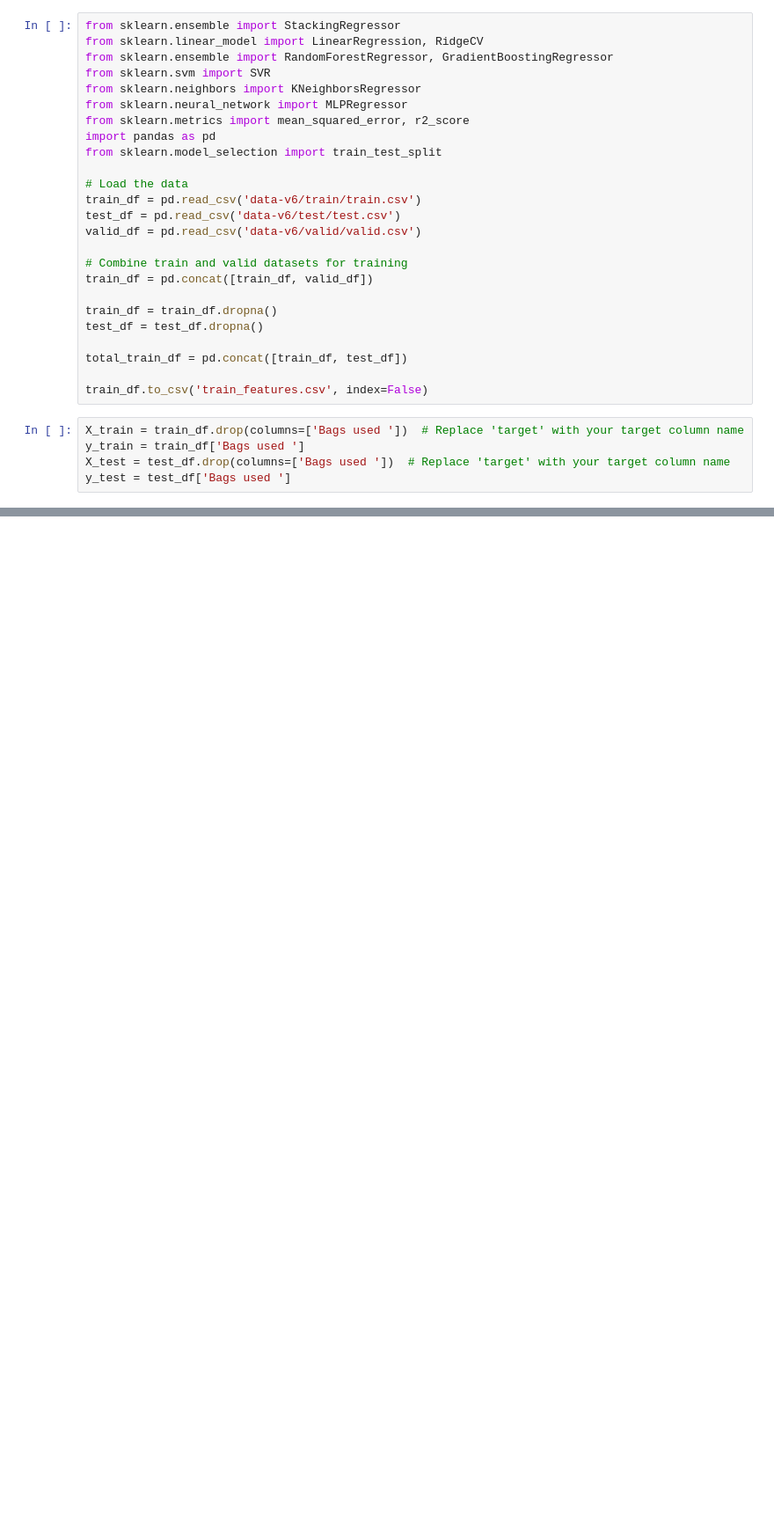
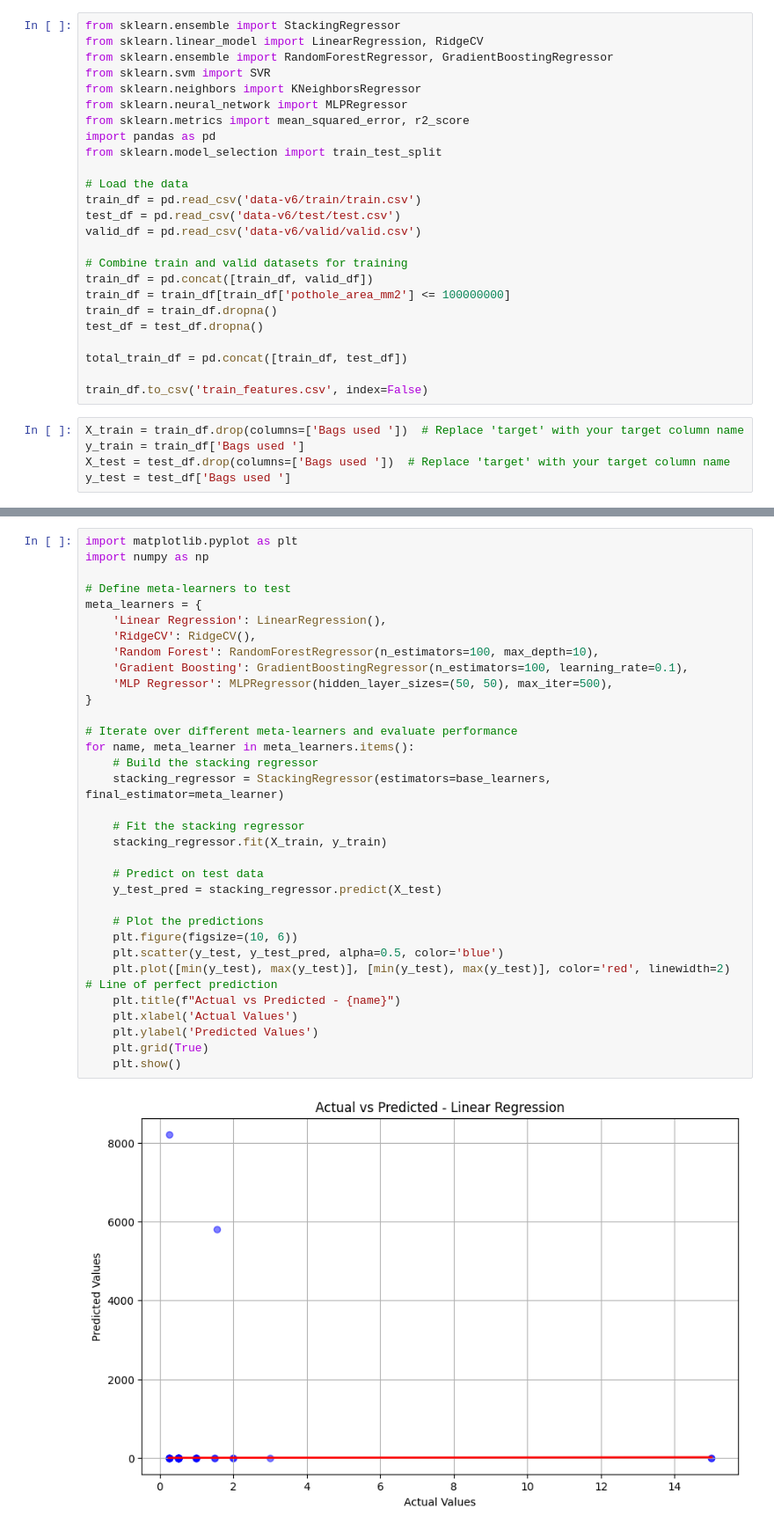
Before and after one commit to adendorffy/pot-athon, a Jupyter notebook: predict_ensemble.ipynb, the cells around one changed output, grey strips where cells are left out. Shown at 88% size. Cells and saved outputs as stored; diff of their text form; blank space fills up the shorter version.

```diff
--- a/predict_ensemble.ipynb
+++ b/predict_ensemble.ipynb
@@ -16,7 +16,7 @@ valid_df = pd.read_csv('data-v6/valid/valid.csv')
 
 # Combine train and valid datasets for training
 train_df = pd.concat([train_df, valid_df])
-
+train_df = train_df[train_df['pothole_area_mm2'] <= 100000000]
 train_df = train_df.dropna()
 test_df = test_df.dropna()
 
@@ -91 +91,36 @@ Test MSE: 10.2171, R^2: -0.1150
 --------------------------------------------------
+# %%
+import matplotlib.pyplot as plt
+import numpy as np
+
+# Define meta-learners to test
+meta_learners = {
+    'Linear Regression': LinearRegression(),
+    'RidgeCV': RidgeCV(),
+    'Random Forest': RandomForestRegressor(n_estimators=100, max_depth=10),
+    'Gradient Boosting': GradientBoostingRegressor(n_estimators=100, learning_rate=0.1),
+    'MLP Regressor': MLPRegressor(hidden_layer_sizes=(50, 50), max_iter=500),
+}
+
+# Iterate over different meta-learners and evaluate performance
+for name, meta_learner in meta_learners.items():
+    # Build the stacking regressor
+    stacking_regressor = StackingRegressor(estimators=base_learners, final_estimator=meta_learner)
+
+    # Fit the stacking regressor
+    stacking_regressor.fit(X_train, y_train)
+
+    # Predict on test data
+    y_test_pred = stacking_regressor.predict(X_test)
+
+    # Plot the predictions
+    plt.figure(figsize=(10, 6))
+    plt.scatter(y_test, y_test_pred, alpha=0.5, color='blue')
+    plt.plot([min(y_test), max(y_test)], [min(y_test), max(y_test)], color='red', linewidth=2)  # Line of perfect prediction
+    plt.title(f"Actual vs Predicted - {name}")
+    plt.xlabel('Actual Values')
+    plt.ylabel('Predicted Values')
+    plt.grid(True)
+    plt.show()
+# %% [output]
+[figure, added]
```
Also changed, not shown: parts of 7 cells of this notebook, 4 other files.
